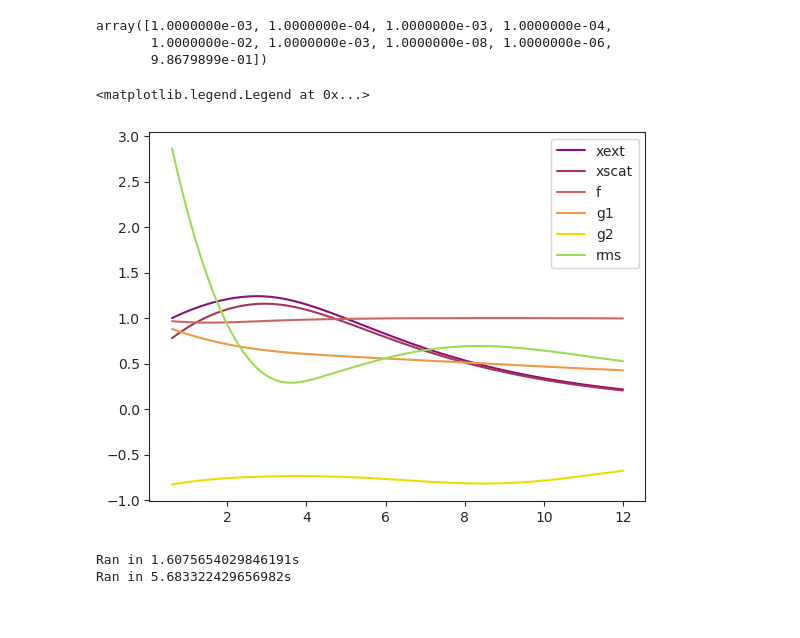
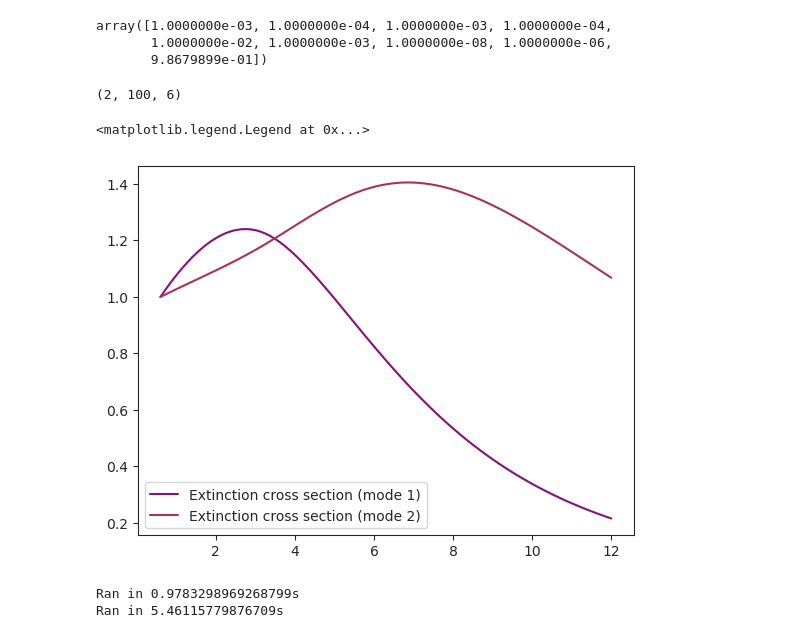
Before and after one commit to riobanerjee/nemesispy_agni, a Jupyter notebook: emit_spec.ipynb, the cells around one changed output. Saved outputs shown, nothing was run; the diff lists cells and outputs as text; code cells hidden in the pictures.

Commit message:
Added multiple modes

```diff
--- a/emit_spec.ipynb
+++ b/emit_spec.ipynb
@@ -93,31 +93,48 @@ FM.set_planet_model(M_plt=M_plt, R_plt=R_plt, R_star=R_star, gas_id_list=gas_id,
 # T = T_eq * np.ones_like(P)
 T = 2000.0* np.ones_like(P)
 # %%
+# Clearing modes
+FM.clear_phase_function()
+
+# Adding mode 1
 FM.set_phase_function(mean_size = 1.6,
                        size_variance = 0.3,
                        n_imag = np.ones(10)*0.01,
                        n_imag_wave_grid = np.linspace(FM.wave_grid.min(),FM.wave_grid.max(),10),
                        n_real_reference = 1.7,
                    n_real_reference_wave = None, normalising_wave = None, ispace=1)
+
+# Adding mode 2
+FM.set_phase_function(mean_size = 6.0,
+                       size_variance = 0.2,
+                       n_imag = np.ones(10)*0.001,
+                       n_imag_wave_grid = np.linspace(FM.wave_grid.min(),FM.wave_grid.max(),10),
+                       n_real_reference = 1.4,
+                   n_real_reference_wave = None, normalising_wave = None, ispace=1)
+# %%
+FM.phase_func.shape
+# %% [output]
+(2, 100, 6)
 # %%
-plt.plot(FM.wave_grid,FM.phase_func[0])
-plt.legend(['xext','xscat','f','g1','g2','rms'])
+plt.plot(FM.wave_grid,FM.phase_func[:,:,0].transpose())
+plt.legend(['Extinction cross section (mode 1)', 'Extinction cross section (mode 2)'])
 # %% [output]
 <matplotlib.legend.Legend at 0x...>
-[figure, old version]
+[figure, new version]
 # %%
 from time import time
 
-A = np.zeros_like(P)[:,None]
-A[25:35,0] = 1e-2
+A = np.zeros((len(P),2))
+A[25:35,0] = 1e-1 # mode 1
+A[55:65,1] = 1e-2 # mode 2
 
 toc = time()
-model = FM.calc_point_spectrum_hydro(P, T, vmr, angles=np.array([0.0,0.0,180]),A_model = A*0)
+model = FM.calc_point_spectrum_hydro(P, T, vmr, angles=np.array([0.0,0.0,180.0]))
 tic = time()
 print(f'Ran in {tic-toc}s')
 
 toc = time()
-model_aero = FM.calc_point_spectrum_hydro(P, T, vmr, angles=np.array([0.0,0.0,180]),A_model = A)
+model_aero = FM.calc_point_spectrum_hydro(P, T, vmr, angles=np.array([0.0,0.0,180.0]),A_model = A)
 tic = time()
 print(f'Ran in {tic-toc}s')
 
@@ -129,8 +146,8 @@ wv = FM.wave_grid
 #        4.422200e+23])
 # spec = FM.calc_disc_spectrum_uniform(3,P,T,vmr,solspec=wasp43_spec)
 # %% [output]
-Ran in 1.6075654029846191s
-Ran in 5.683322429656982s
+Ran in 0.9783298969268799s
+Ran in 5.46115779876709s
 # %%
 emis = model * 4 * np.pi**2 * R_plt**2 / R_star**2
 emis_aero = model_aero * 4 * np.pi**2 * R_plt**2 / R_star**2
```
Also changed, not shown: parts of 1 cell of this notebook, 2 other files.
